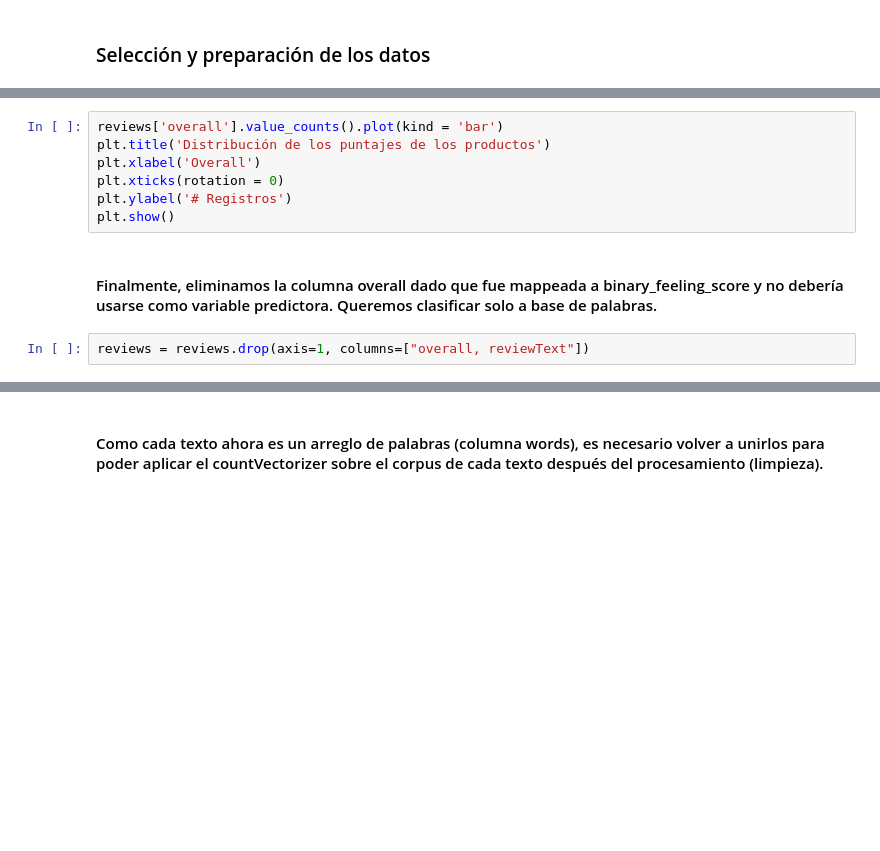
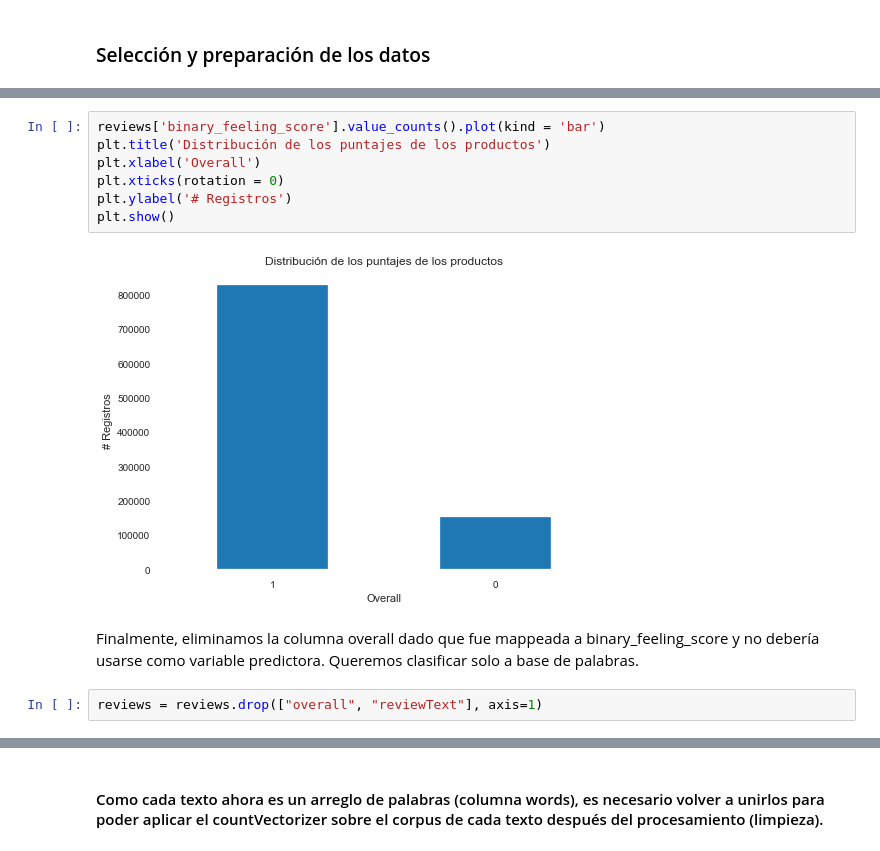
Before and after one commit to cdforigua05/Proyecto1_BI, a Jupyter notebook: ProyectoNLP.ipynb, the cells around one changed output, grey strips where cells are left out. Cells and saved outputs as stored; diff of their text form; blank space fills up the shorter version.

```diff
--- a/ProyectoNLP.ipynb
+++ b/ProyectoNLP.ipynb
@@ -338,13 +371,15 @@ reviews.head(5)
 # %%
-reviews['overall'].value_counts().plot(kind = 'bar')
+reviews['binary_feeling_score'].value_counts().plot(kind = 'bar')
 plt.title('Distribución de los puntajes de los productos')
 plt.xlabel('Overall')
 plt.xticks(rotation = 0)
 plt.ylabel('# Registros')
 plt.show()
+# %% [output]
+[figure, added]
 # %% [markdown]
-#### Finalmente, eliminamos la columna overall dado que fue mappeada a binary_feeling_score y no debería usarse como variable predictora. Queremos clasificar solo a base de palabras.
+Finalmente, eliminamos la columna overall dado que fue mappeada a binary_feeling_score y no debería usarse como variable predictora. Queremos clasificar solo a base de palabras.
 # %%
-reviews = reviews.drop(axis=1, columns=["overall, reviewText"])
+reviews = reviews.drop(["overall", "reviewText"], axis=1)
 # %%
 reviews.info(verbose=True)
```
Also changed, not shown: parts of 22 cells of this notebook.
